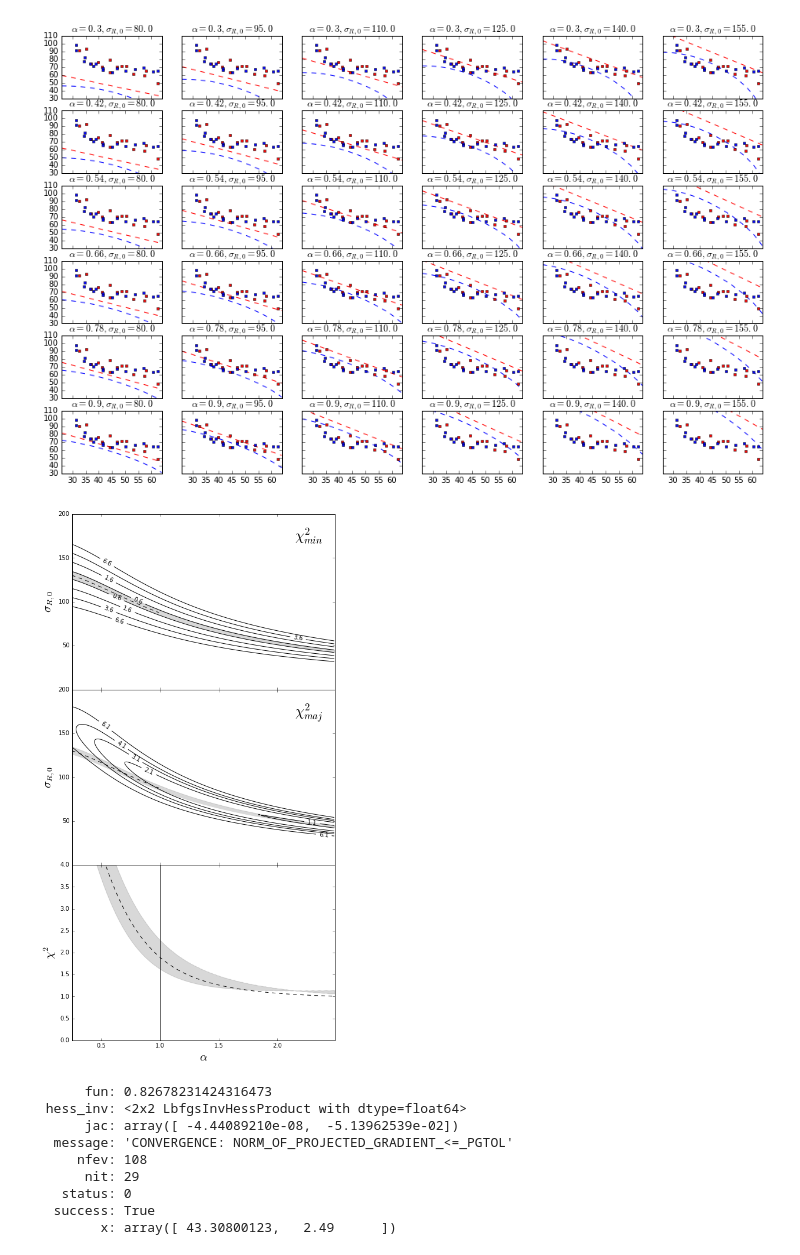
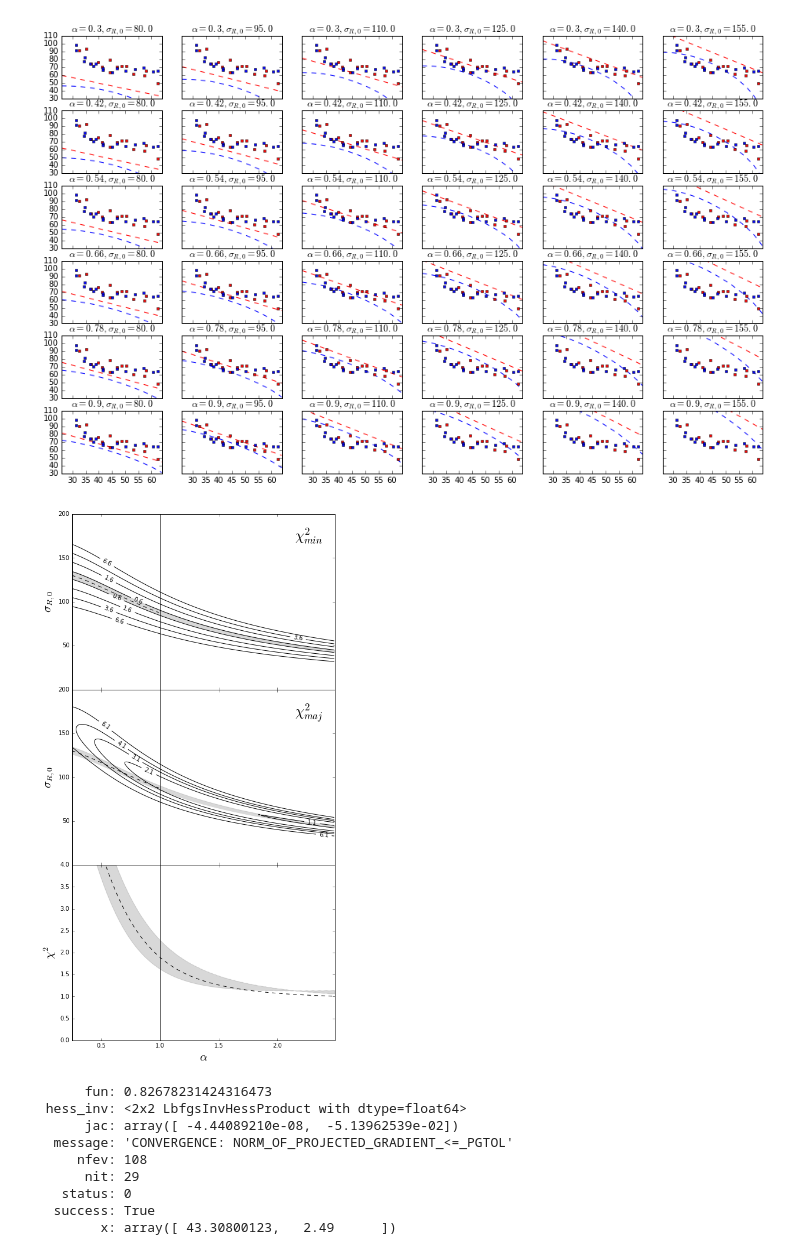
Before and after one commit to Amarchuk/2FInstability, a Jupyter notebook: notebooks/n2775_gerssen.ipynb, the cells around one changed output. Cells and saved outputs as stored; diff of their text form; code cells hidden in the pictures.

Commit message:
update plots

```diff
--- a/notebooks/n2775_gerssen.ipynb
+++ b/notebooks/n2775_gerssen.ipynb
@@ -529,6 +529,7 @@ poly_slice = poly1d(polyfit(slice_alph, slice_sig, deg=3))
 # ax.plot(xx, poly_slice(xx), '.-', color='black')
 ax.fill_between(x1, y1, 0, color='gray', alpha=0.3)
 ax.fill_between(x2, y2, 0, color='white')
+ax.axvline(x=1.0, color='black')
 
 ax = axes[1]
 levels = np.append(np.linspace(start=image_maj.min()+0.1, stop=image_maj.min()+4.1, num=6), np.array([image_maj.min()+0.25]))
@@ -547,6 +548,7 @@ ax.plot(xx, map(main_slice, xx), '--', color='black')
 
 ax.fill_between(x1, y1, 0, color='gray', alpha=0.3)
 ax.fill_between(x2, y2, 0, color='white')
+ax.axvline(x=1.0, color='black')
 
 
 ax = axes[2]
@@ -579,34 +581,34 @@ ax.set_xlabel(r'$\alpha$', size=20.)
 
 
 import scipy.interpolate as sp
 try:
     f1 = sp.interp1d(x2, err_maj1, kind='linear')
     ax.fill_between(x1, map(f1, x1), err_maj2, color='grey', alpha=0.3)
 except Exception:
     f2 = sp.interp1d(x1, err_maj2, kind='linear')
     ax.fill_between(x2, map(f2, x2), err_maj1, color='grey', alpha=0.3)
 
 ax.set_ylabel(r'$\chi^2$', size=20.)
 ax.set_xlabel(r'$\alpha$', size=20.)
 ax.axvline(x=1.0, color='black')
 
 ax.set_ylim(0., 4.)
 
 
 fig.subplots_adjust(hspace=0.)
 axes[0].yaxis.get_major_ticks()[0].set_visible(False)
 axes[1].yaxis.get_major_ticks()[0].set_visible(False)
 ax.set_xlim(0.25, alphas[-1])
 
 plt.savefig('ngc2775_maps.eps', format='eps')
 plt.savefig('ngc2775_maps.png', format='png')
 plt.savefig('ngc2775_maps.pdf', format='pdf', dpi=150)
 
 plt.show()
 
 os.chdir("C:\\science\\2FInstability\\data\\ngc2775")
 # %% [output]
-[figure, old version]
+[figure, new version]
 # %%
 import scipy.optimize as opt
 
```
Also changed, not shown: parts of 8 cells of this notebook, 8 other files.
